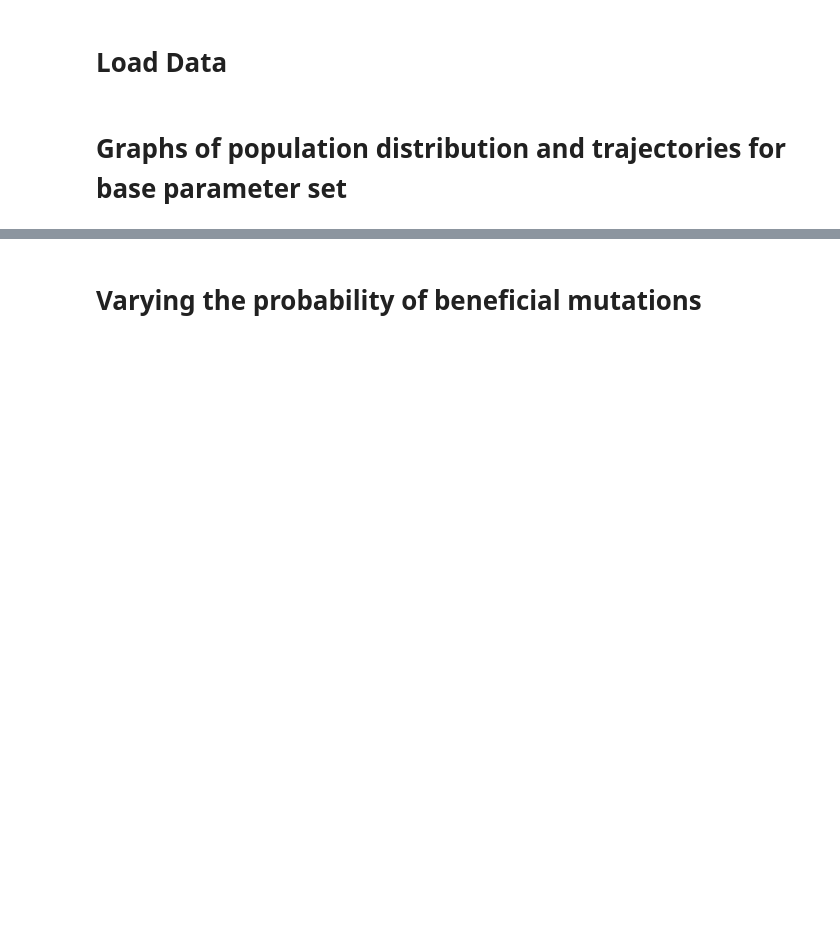
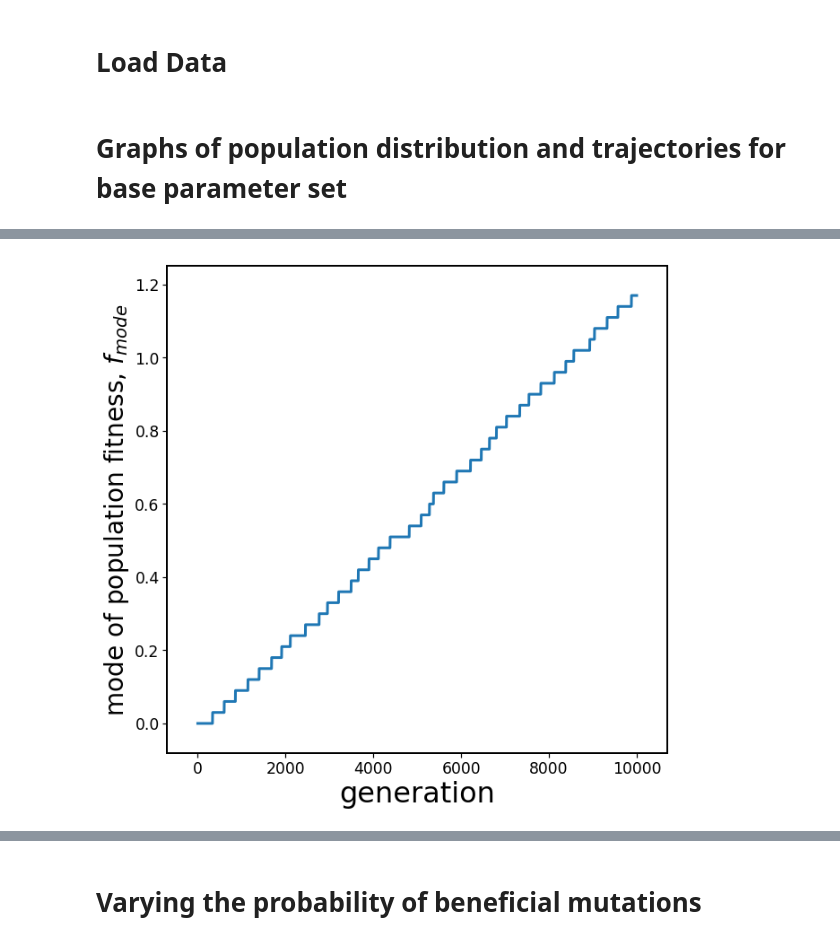
Before and after one commit to nicholas-sherer/Population-Evolution-Project-Source-Code, a Jupyter notebook: Plots related to the traveling wave regime.ipynb, the cells around one changed output, grey strips where cells are left out. Saved outputs shown, nothing was run; the diff lists cells and outputs as text; code cells hidden in the pictures; blank space fills up the shorter version.

```diff
--- a/Plots related to the traveling wave regime.ipynb
+++ b/Plots related to the traveling wave regime.ipynb
@@ -78,0 +107,8 @@ print('The parameters of the base population are delta_f: {},'
+# %%
+fig = plt.figure(figsize=(10,10))
+ax = fig.add_subplot(111)
+plt.plot(basepop.mode_fitness[:10000], marker='');
+ax.set_xlabel('generation', fontsize=32);
+ax.set_ylabel('mode of population fitness, $f_{mode}$', fontsize=28);
+# %% [output]
+[figure, added]
```
Also changed, not shown: parts of 20 cells of this notebook.
